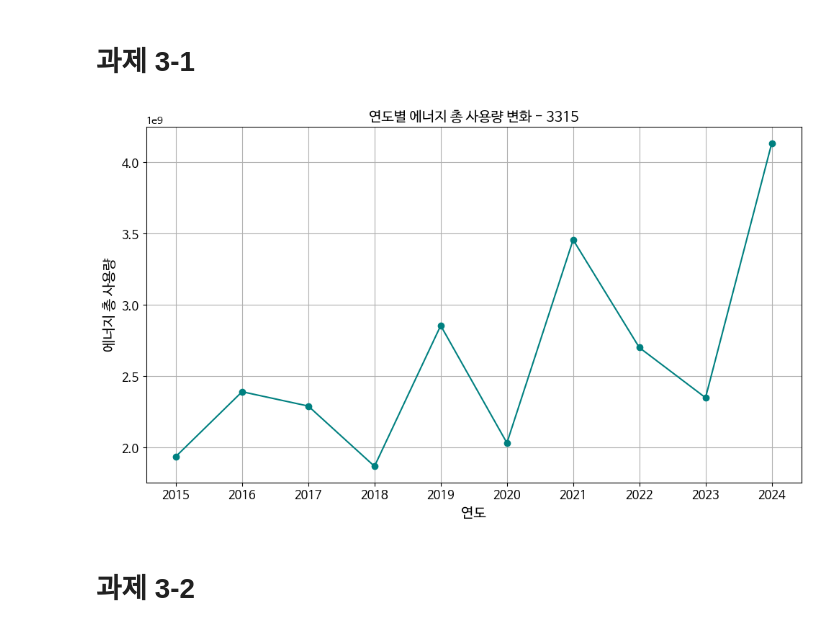
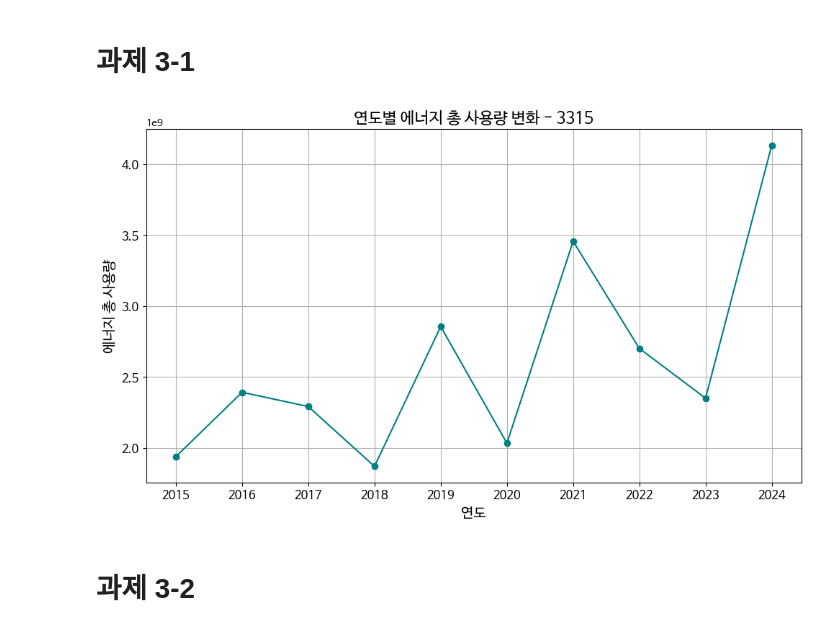
Before and after one commit to imksp/Data-Analysis-with-Open-Source, a Jupyter notebook: exercise.ipynb, the cells around one changed output. Cells and saved outputs as stored; diff of their text form; code cells hidden in the pictures.

```diff
--- a/exercise.ipynb
+++ b/exercise.ipynb
@@ -149,27 +181,27 @@ print(df[['YEAR', 'MON', 'SEASON']].head())
 # %%
 import matplotlib.pyplot as plt
 
 # 문자열 → 숫자 변환
 df[['EUS', 'GUS', 'WUS', 'HUS']] = df[['EUS', 'GUS', 'WUS', 'HUS']].astype(float)
 
 # 연도별 총 사용량 계산
 df['TOTAL_USAGE'] = df['EUS'] + df['GUS'] + df['WUS'] + df['HUS']
 yearly_usage = df.groupby('YEAR')['TOTAL_USAGE'].sum().reset_index()
 
 # 시각화
 plt.figure(figsize=(10, 6))
 plt.plot(yearly_usage['YEAR'], yearly_usage['TOTAL_USAGE'], marker='o', linestyle='-', color='teal')
-plt.title('연도별 에너지 총 사용량 변화 - 3315', fontsize=14)  # 학번 뒤 4자리 반영
+plt.title('연도별 에너지 총 사용량 변화 - 3315', fontsize=16)  # 학번 뒤 4자리 반영
 plt.xlabel('연도', fontsize=14)
 plt.ylabel('에너지 총 사용량', fontsize=14)
 plt.xticks(fontsize=12)
 plt.yticks(fontsize=12)
 plt.grid(True)
 plt.tight_layout()
 plt.savefig('energy_usage_by_year_3315.png')  # 그래프 저장
 plt.show()
 # %% [output]
-[figure, old version]
+[figure, new version]
 # %% [markdown]
 # **과제 3-2**
 # %%
```
Also changed, not shown: parts of 11 cells of this notebook.
